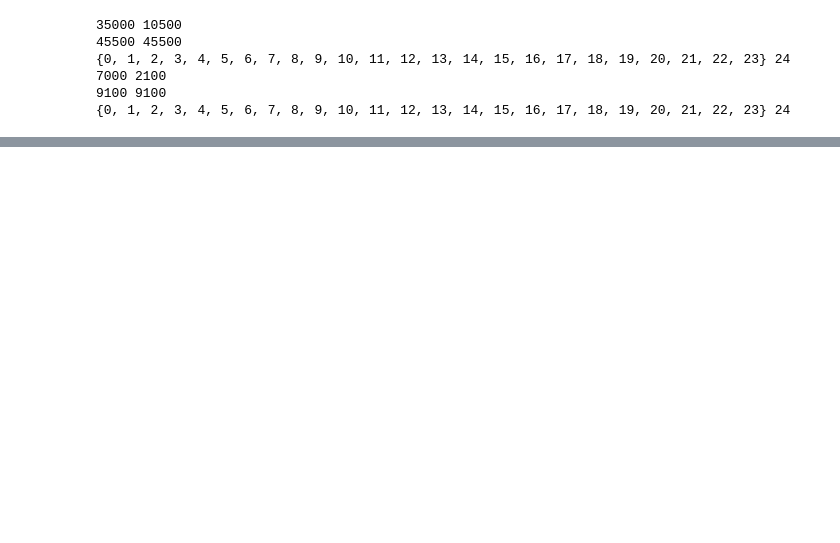
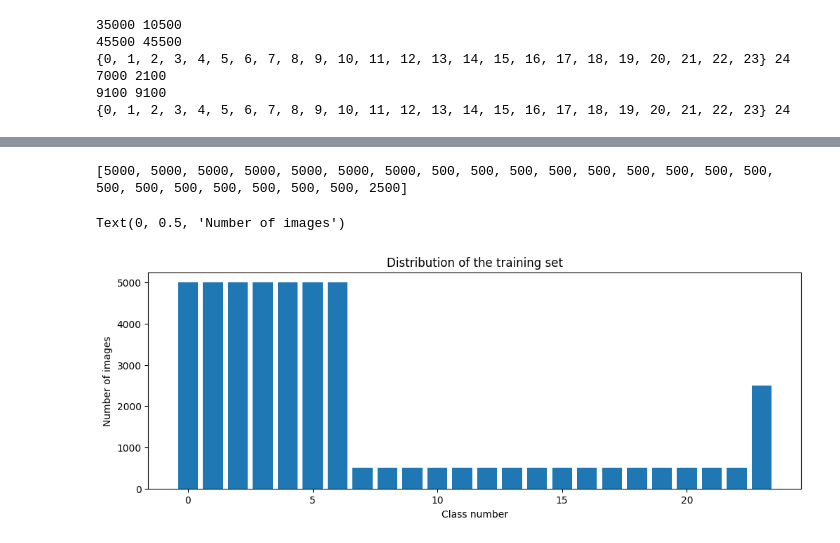
Before and after one commit to Alizzie/ST_CA1, a Jupyter notebook: main.ipynb, the cells around one changed output, grey strips where cells are left out. Cells and saved outputs as stored; diff of their text form; code cells hidden in the pictures; blank space fills up the shorter version.

```diff
--- a/main.ipynb
+++ b/main.ipynb
@@ -194,0 +215,12 @@ plt.show()
+# %%
+# GTS_SD4B_23.ipynb (johnloane-repo)
+print(num_of_samples)
+plt.figure(figsize=(12,4))
+plt.bar(range(0, num_classes), num_of_samples)
+plt.title("Distribution of the training set")
+plt.xlabel("Class number")
+plt.ylabel("Number of images")
+# %% [output]
+[5000, 5000, 5000, 5000, 5000, 5000, 5000, 500, 500, 500, 500, 500, 500, 500, 500, 500, 500, 500, 500, 500, 500, 500, 500, 2500]
+Text(0, 0.5, 'Number of images')
+[figure, added]
```
Also changed, not shown: parts of 5 cells of this notebook.
